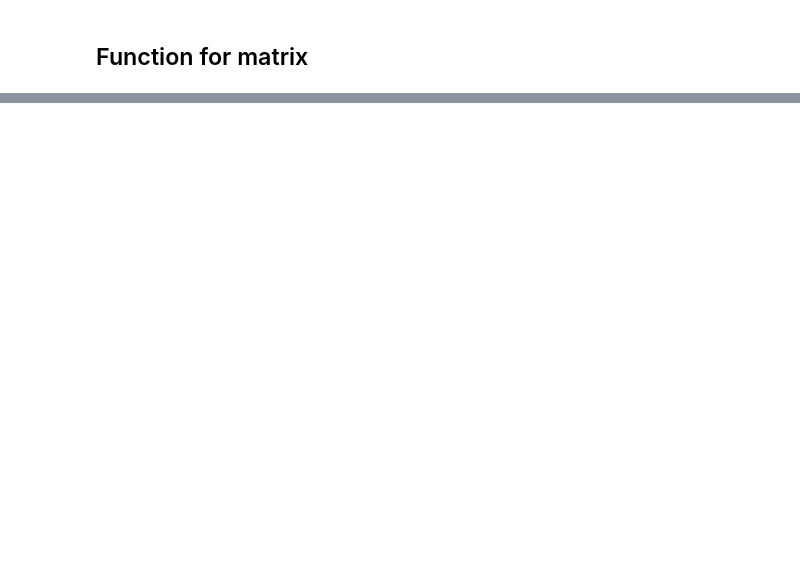
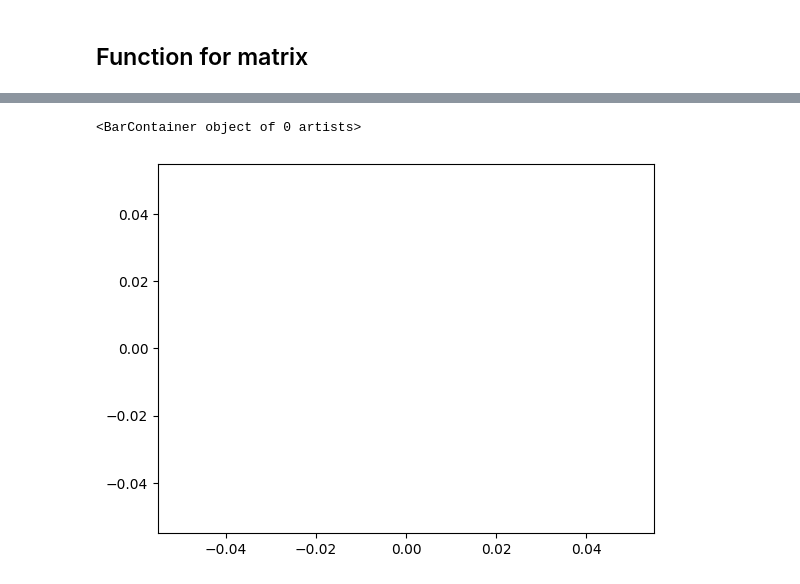
Before and after one commit to hbmep/rat-mapping, a Jupyter notebook: notebooks/J_SHAP/explore.ipynb, the cells around one changed output, grey strips where cells are left out. Drawn from its saved outputs; the diff is of its cells as text; code cells hidden in the pictures; blank space fills up the shorter version.

```diff
--- a/notebooks/J_SHAP/explore.ipynb
+++ b/notebooks/J_SHAP/explore.ipynb
@@ -876,0 +955,30 @@ hm("C7", "amap06","LBiceps")
+# %%
+#Get the number of occurances for top and bottom 25%
+top25_copy = set(top25)
+top25_copy
+sorted(top25)
+top_occurances = []
+for i in top25_copy:
+    tempcout = top25.count(i)
+    top_occurances.append([i, tempcout]) #, tempcout)
+
+top25 = sorted(top_occurances, key=lambda x: x[1], reverse=True)
+
+bottom25_copy = set(bottom25)
+sorted(bottom25)
+bot_occurances = []
+for i in bottom25_copy:
+    tempcout = bottom25.count(i)
+    bot_occurances.append([i, tempcout]) #, tempcout)
+
+bottom25 = sorted(bot_occurances, key=lambda x: x[1], reverse=True)
+# %%
+x = []
+y = []
+for i in top25:
+    x = x.append(i[0])
+    y = y.append(i[1])
+plt.bar(x,y)
+# %% [output]
+<BarContainer object of 0 artists>
+[figure, added]
```
Also changed, not shown: parts of 27 cells of this notebook.
